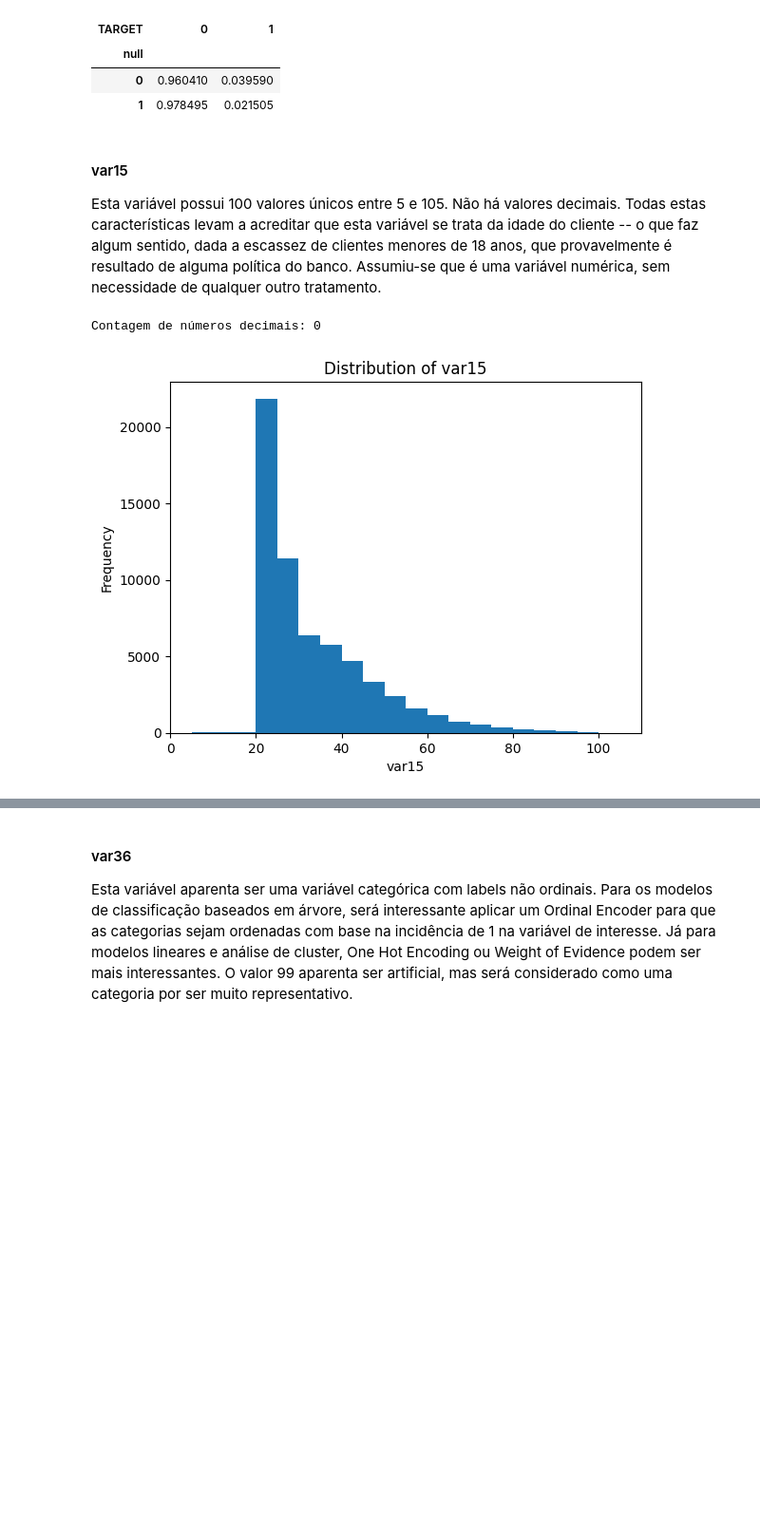
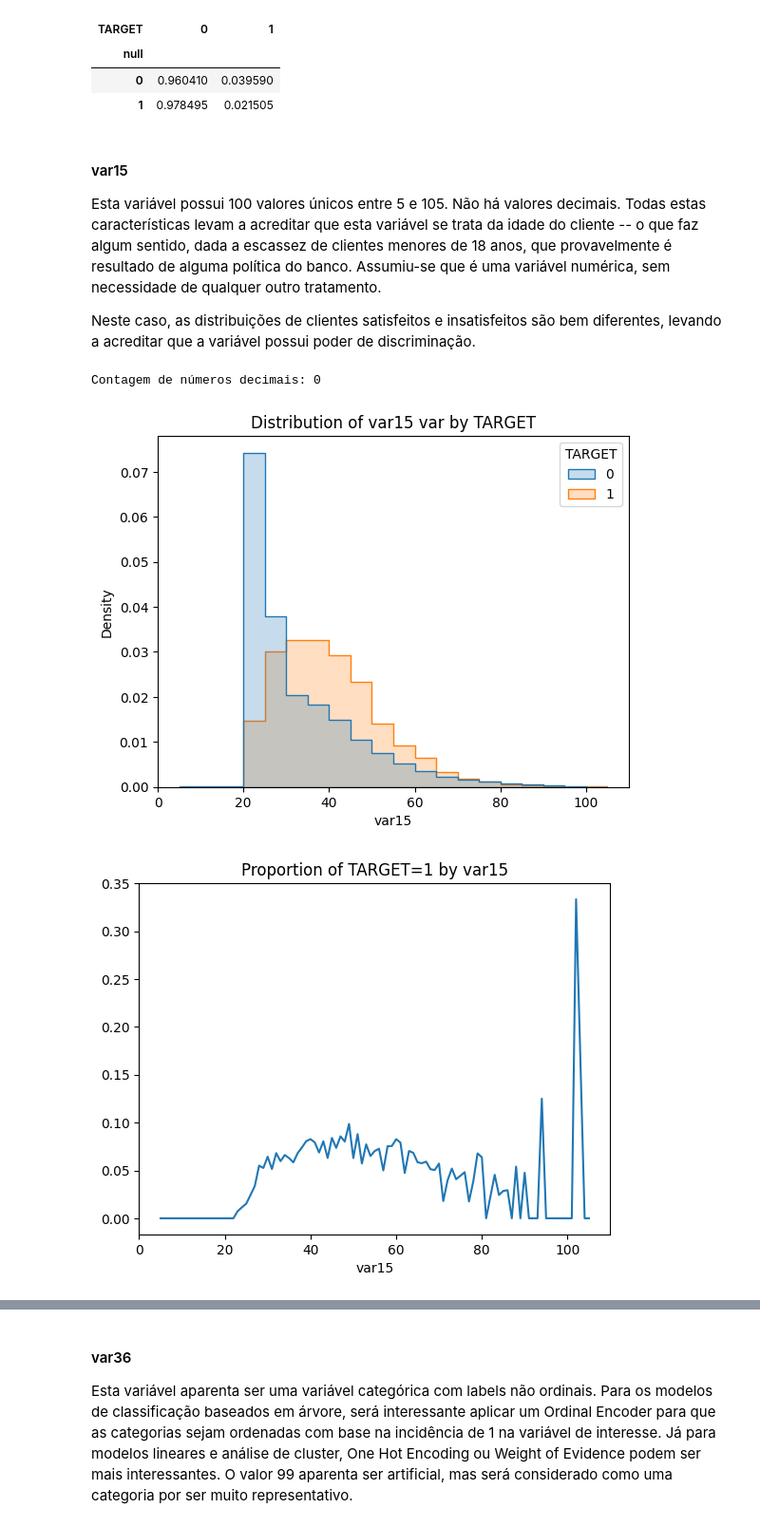
Before and after one commit to FelipeViacava/data-masters-case, a Jupyter notebook: 01-eda.ipynb, the cells around one changed output, grey strips where cells are left out. Shown at 95% size. Cells and saved outputs as stored; diff of their text form; code cells hidden in the pictures; blank space fills up the shorter version.

```diff
--- a/01-eda.ipynb
+++ b/01-eda.ipynb
@@ -739,6 +738,8 @@ df_ \
 #### var15
 
 Esta variável possui 100 valores únicos entre 5 e 105. Não há valores decimais. Todas estas características levam a acreditar que esta variável se trata da idade do cliente -- o que faz algum sentido, dada a escassez de clientes menores de 18 anos, que provavelmente é resultado de alguma política do banco. Assumiu-se que é uma variável numérica, sem necessidade de qualquer outro tratamento.
+
+Neste caso, as distribuições de clientes satisfeitos e insatisfeitos são bem diferentes, levando a acreditar que a variável possui poder de discriminação.
 # %%
 var = "var15"
 
@@ -747,6 +748,8 @@ print(f"Contagem de números decimais: {nfloat}")
 # %% [output]
 Contagem de números decimais: 0
 # %%
-cv.histplot(df, var, nbins=20)
+cv.binaryhistplot(df, var, nbins=20)
+cv.lineplot(df, var)
 # %% [output]
-[figure, old version]
+[figure, new version]
+[figure, added]
```
Also changed, not shown: parts of 14 cells of this notebook.
